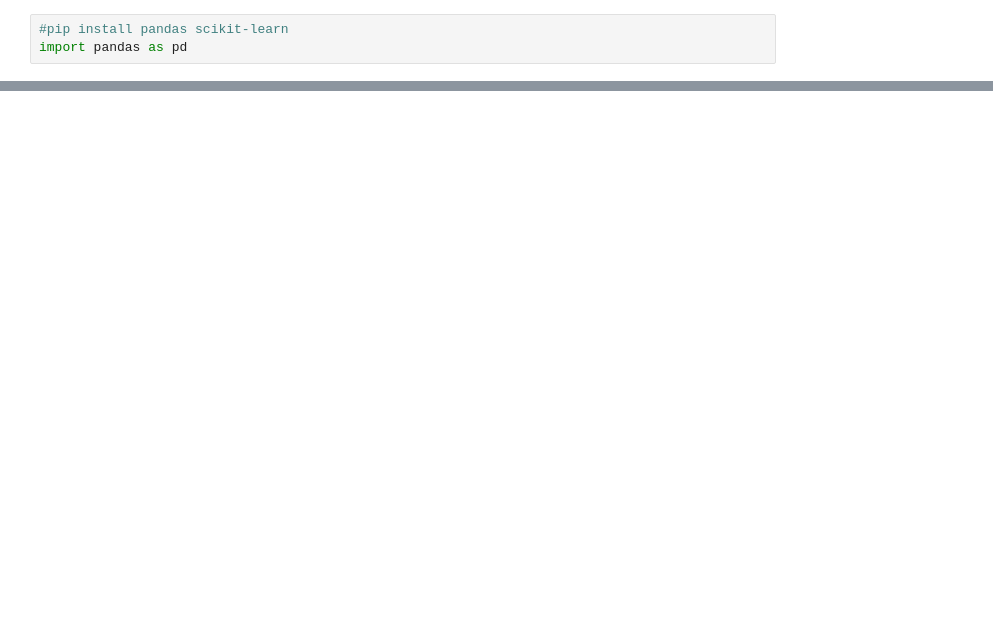
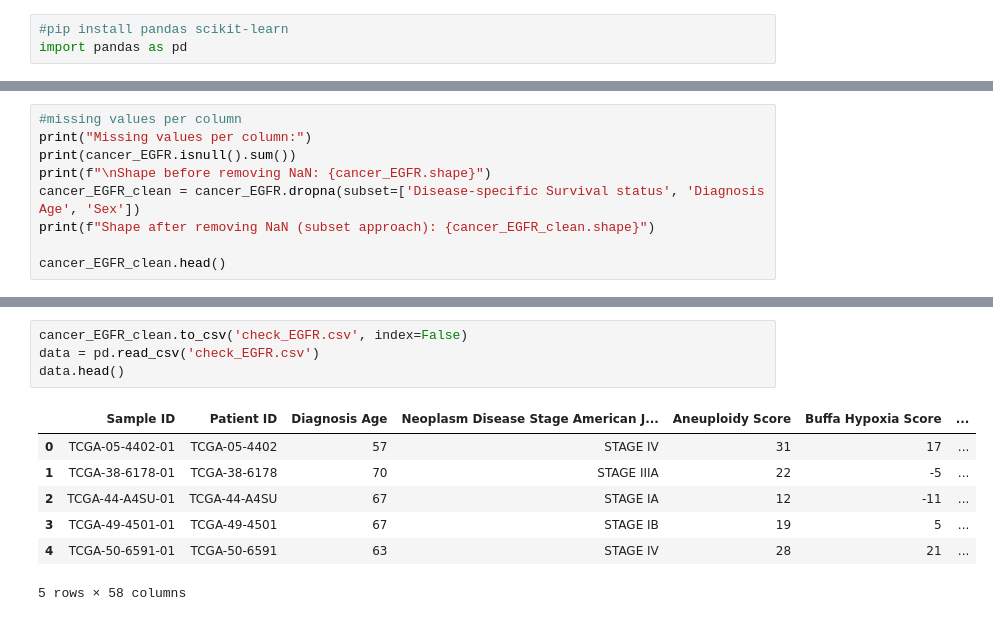
Before and after one commit to AT-1t/Protein-Ligand-Interaction-Personalized-Medicine-Prediction, a Jupyter notebook: checkpoint_3/Ana/Ana_EFGRprocess.ipynb, the cells around one changed output, grey strips where cells are left out. Saved outputs shown, nothing was run; the diff lists cells and outputs as text; blank space fills up the shorter version.

```diff
--- a/checkpoint_3/Ana/Ana_EFGRprocess.ipynb
+++ b/checkpoint_3/Ana/Ana_EFGRprocess.ipynb
@@ -21,0 +63,9 @@ df = pd.read_csv("luad_tcga_pan_can_atlas_2018_clinical_dataNew.tsv", sep="\t")
+# %%
+#missing values per column
+print("Missing values per column:")
+print(cancer_EGFR.isnull().sum())
+print(f"\nShape before removing NaN: {cancer_EGFR.shape}")
+cancer_EGFR_clean = cancer_EGFR.dropna(subset=['Disease-specific Survival status', 'Diagnosis Age', 'Sex'])
+print(f"Shape after removing NaN (subset approach): {cancer_EGFR_clean.shape}")
+
+cancer_EGFR_clean.head()
@@ -21,0 +97,12 @@ df = pd.read_csv("luad_tcga_pan_can_atlas_2018_clinical_dataNew.tsv", sep="\t")
+# %%
+cancer_EGFR_clean.to_csv('check_EGFR.csv', index=False)
+data = pd.read_csv('check_EGFR.csv')
+data.head()
+# %% [output]
+|  | Sample ID | Patient ID | Diagnosis Age | Neoplasm Disease Stage American J... | Aneuploidy Score | Buffa Hypoxia Score | ... |
+| 0 | TCGA-05-4402-01 | TCGA-05-4402 | 57 | STAGE IV | 31 | 17 | ... |
+| 1 | TCGA-38-6178-01 | TCGA-38-6178 | 70 | STAGE IIIA | 22 | -5 | ... |
+| 2 | TCGA-44-A4SU-01 | TCGA-44-A4SU | 67 | STAGE IA | 12 | -11 | ... |
+| 3 | TCGA-49-4501-01 | TCGA-49-4501 | 67 | STAGE IB | 19 | 5 | ... |
+| 4 | TCGA-50-6591-01 | TCGA-50-6591 | 63 | STAGE IV | 28 | 21 | ... |
+5 rows × 58 columns
```
Also changed, not shown: parts of 8 cells of this notebook, 3 other files.
